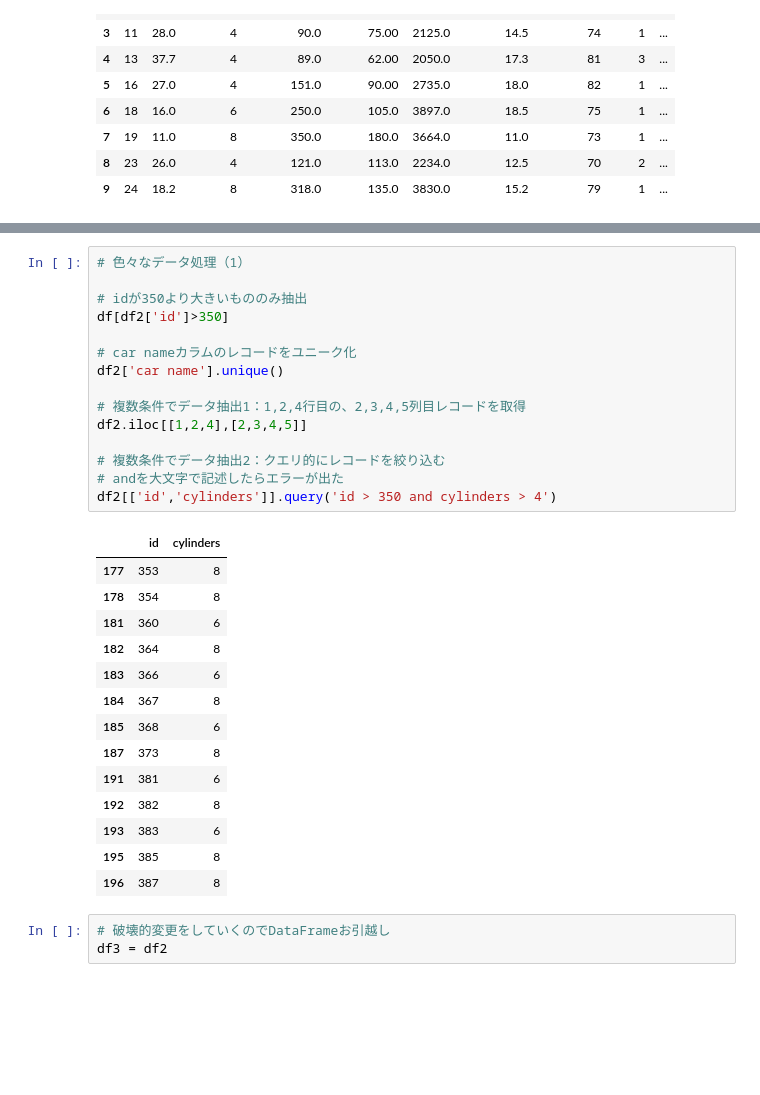
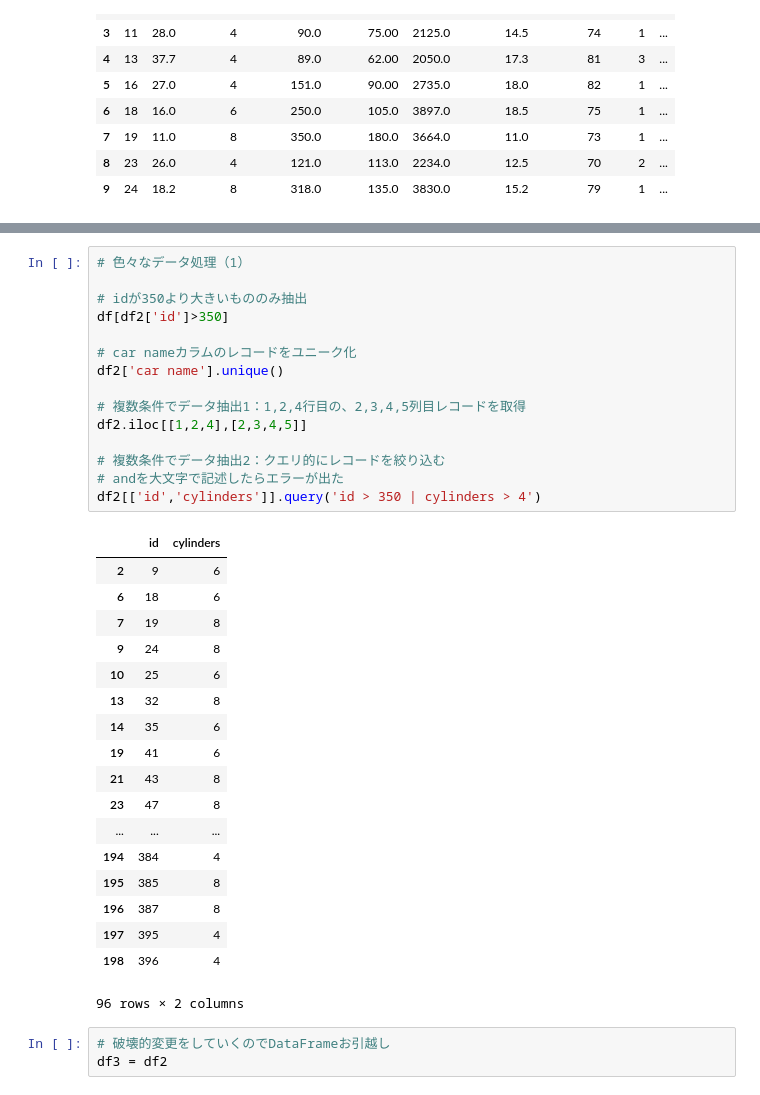
Before and after one commit to shin-t-o/car-dist-prediction, a Jupyter notebook: car-dist-prediction.ipynb, the cells around one changed output, grey strips where cells are left out. Saved outputs shown, nothing was run; the diff lists cells and outputs as text; blank space fills up the shorter version.

```diff
--- a/car-dist-prediction.ipynb
+++ b/car-dist-prediction.ipynb
@@ -128,33 +128,37 @@ df2.describe()
 # %%
 # 色々なデータ処理（1）
 
 # idが350より大きいもののみ抽出
 df[df2['id']>350]
 
 # car nameカラムのレコードをユニーク化
 df2['car name'].unique()
 
 # 複数条件でデータ抽出1：1,2,4行目の、2,3,4,5列目レコードを取得
 df2.iloc[[1,2,4],[2,3,4,5]]
 
 # 複数条件でデータ抽出2：クエリ的にレコードを絞り込む
 # andを大文字で記述したらエラーが出た
-df2[['id','cylinders']].query('id > 350 and cylinders > 4')
+df2[['id','cylinders']].query('id > 350 | cylinders > 4')
 # %% [output]
 |  | id | cylinders |
-| 177 | 353 | 8 |
-| 178 | 354 | 8 |
-| 181 | 360 | 6 |
-| 182 | 364 | 8 |
-| 183 | 366 | 6 |
-| 184 | 367 | 8 |
-| 185 | 368 | 6 |
-| 187 | 373 | 8 |
-| 191 | 381 | 6 |
-| 192 | 382 | 8 |
-| 193 | 383 | 6 |
+| 2 | 9 | 6 |
+| 6 | 18 | 6 |
+| 7 | 19 | 8 |
+| 9 | 24 | 8 |
+| 10 | 25 | 6 |
+| 13 | 32 | 8 |
+| 14 | 35 | 6 |
+| 19 | 41 | 6 |
+| 21 | 43 | 8 |
+| 23 | 47 | 8 |
+| ... | ... | ... |
+| 194 | 384 | 4 |
 | 195 | 385 | 8 |
 | 196 | 387 | 8 |
+| 197 | 395 | 4 |
+| 198 | 396 | 4 |
+96 rows × 2 columns
 # %%
 # 破壊的変更をしていくのでDataFrameお引越し
 df3 = df2
```
Also changed, not shown: parts of 2 cells of this notebook, 1 other file.
